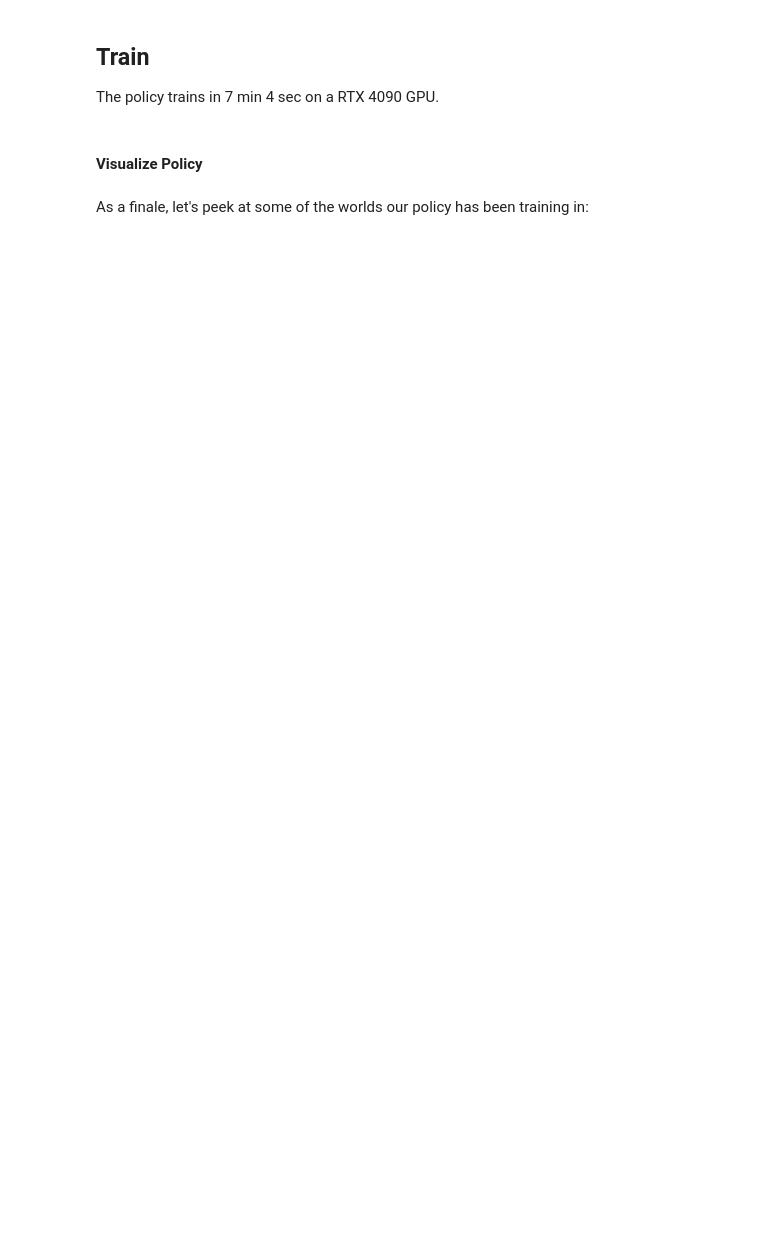
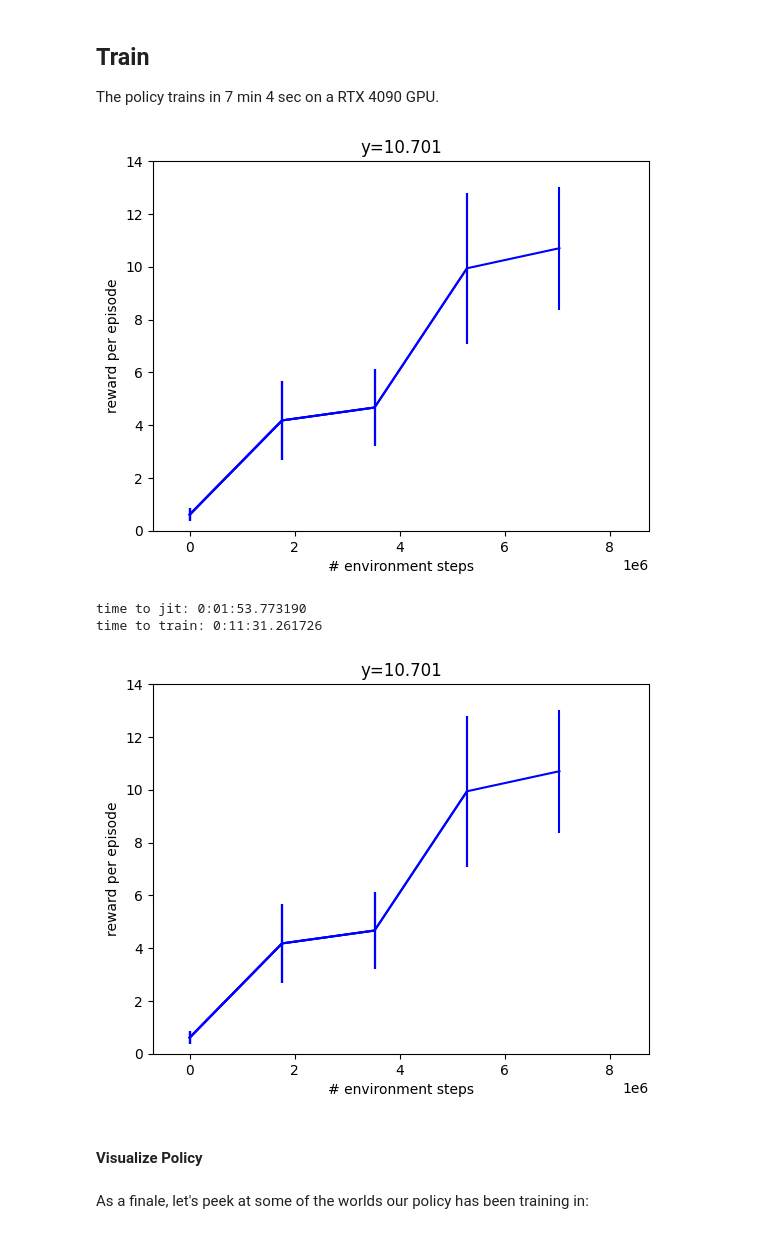
Before and after one commit to RL-Sim-to-Real/training, a Jupyter notebook: training_vision_2.ipynb, the cells around one changed output. Drawn from its saved outputs; the diff is of its cells as text; code cells hidden in the pictures; blank space fills up the shorter version.

```diff
--- a/training_vision_2.ipynb
+++ b/training_vision_2.ipynb
@@ -137,34 +167,40 @@ times = [datetime.now()]
 
 
 def progress(num_steps, metrics):
   clear_output(wait=True)
 
   times.append(datetime.now())
   x_data.append(num_steps)
   y_data.append(metrics["eval/episode_reward"])
   y_dataerr.append(metrics["eval/episode_reward_std"])
 
   steps = ppo_params["num_timesteps"]
   plt.xlim([steps * -0.1, steps * 1.25])
   plt.ylim([0, 14])
   plt.xlabel("# environment steps")
   plt.ylabel("reward per episode")
   plt.title(f"y={y_data[-1]:.3f}")
   plt.errorbar(x_data, y_data, yerr=y_dataerr, color="blue")
 
   display(plt.gcf())
 
 
 train_fn = functools.partial(
     ppo.train,
     augment_pixels=True,
     **dict(ppo_params),
-    progress_fn=progress
+    progress_fn=progress,
+
 )
 
 make_inference_fn, params, metrics = train_fn(environment=env)
 print(f"time to jit: {times[1] - times[0]}")
 print(f"time to train: {times[-1] - times[1]}")
+# %% [output]
+[figure, added]
+time to jit: 0:01:53.773190
+time to train: 0:11:31.261726
+[figure, added]
 # %% [markdown]
 #### Visualize Policy
 # %%
```
Also changed, not shown: parts of 17 cells of this notebook, 8 other files.
